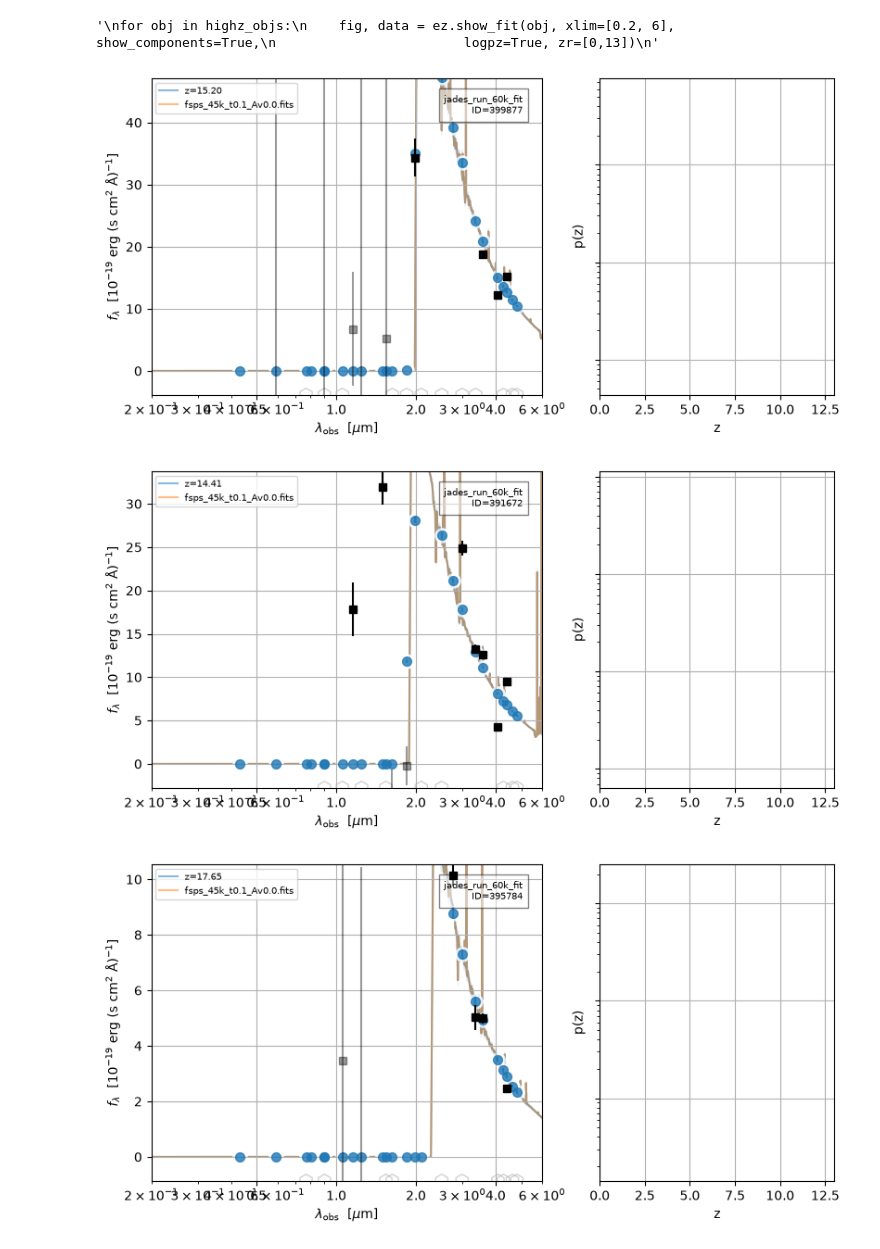
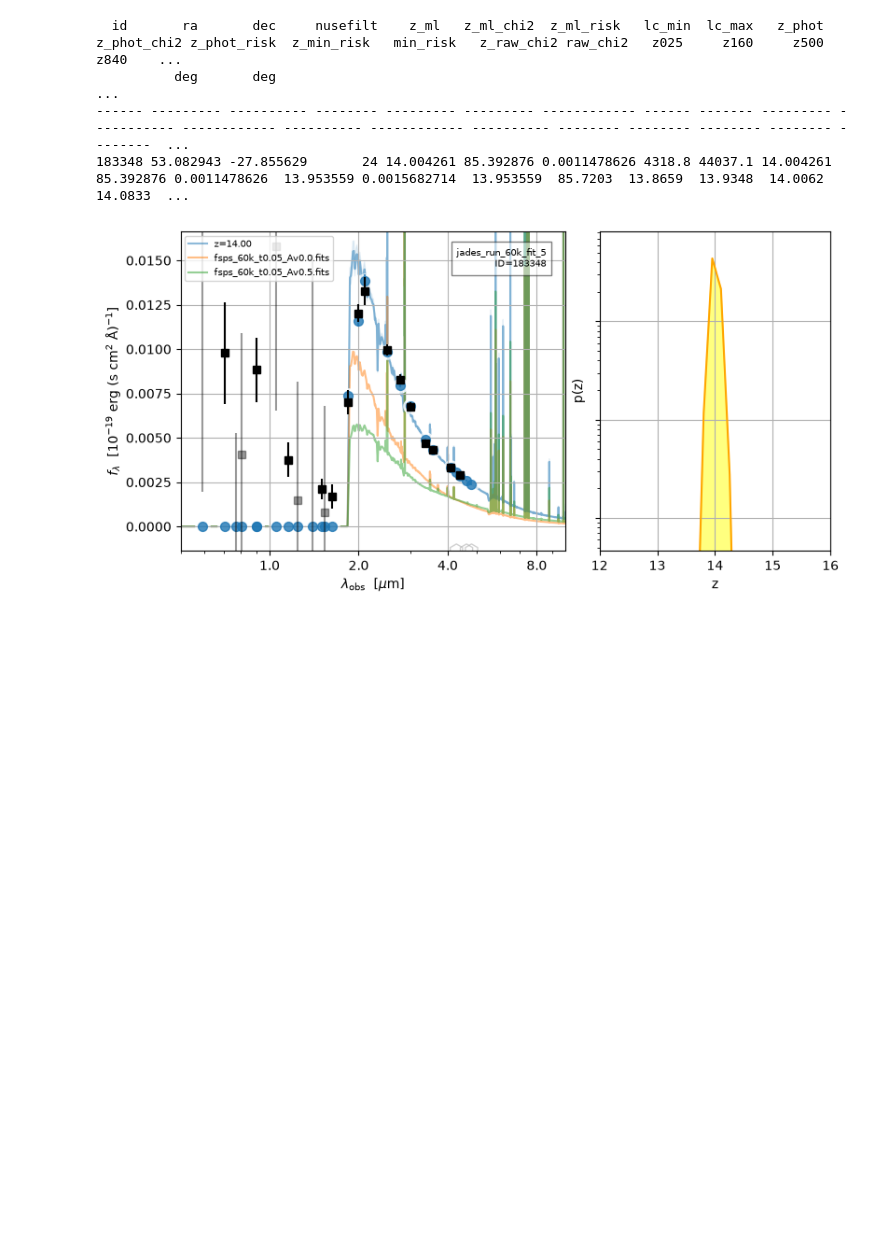
Before and after one commit to mariaj2006/SURF2026, a Jupyter notebook: scripts/eazy_60k_fit.ipynb, the cells around one changed output. Saved outputs shown, nothing was run; the diff lists cells and outputs as text; code cells hidden in the pictures; blank space fills up the shorter version.

Commit message:
create script for fixed z_spec for JADES-GS-z14-0

```diff
--- a/scripts/eazy_60k_fit.ipynb
+++ b/scripts/eazy_60k_fit.ipynb
@@ -17,6 +17,11 @@ cat_name = '/home/caltech-msanche3/data/JADES_fits_data.fits'
 trans_file = '/home/caltech-msanche3/data'
 
 jades_table = Table.read(cat_name, hdu='KRON_CONV',format='fits')
+
+for col in jades_table.colnames:
+    if '_KRON' in col or '_ei' in col:
+        jades_table[col] = jades_table[col] * 0.001
+
 params = {}
 print("Loading parameters...")
 # 1. Tell it where your data is
@@ -26,15 +31,16 @@ params['EXT_NUMBER'] = 9
 params['SYS_ERR'] = 0.03
 params['Z_MIN'] = 12
 params['Z_MAX'] = 30
+params['IGM_SCALE_TAU'] = 1.0
 
 # 2. Tell it what templates to use to fit the light
 
-params['TEMPLATES_FILE'] = "/mnt/pixstor/data/caltech-msanche3/miniconda/envs/eazyenv2/lib/python3.13/site-packages/eazy/data/eazy-photoz/templates/hot-templates/fsps-hot/45k/fsps_45k.param"
+params['TEMPLATES_FILE'] = "/mnt/pixstor/data/caltech-msanche3/miniconda/envs/eazyenv2/lib/python3.13/site-packages/eazy/data/eazy-photoz/templates/hot-templates/fsps-hot/60k/fsps_60k.param"
 # 3. Choose a base name for the output files it saves
 # path to jades data output directory
 # ^^ let's not do this for now and just name the file, we can see where it is directed to once code runs
 # filtered: only fit z>6 using the redshifts provided in the JADES catalog
-params['MAIN_OUTPUT_FILE'] = 'jades_run_60k_fit'
+params['MAIN_OUTPUT_FILE'] = 'jades_run_60k_fit_5'
 
 print("Loaded parameters!")
 print('Initializing fitting program...')
@@ -158,8 +164,8 @@ zout, hdu = ez.standard_output(
     simple=False,
     rf_pad_width=0.5,
     rf_max_err=2,
-    prior=True,
-    beta_prior=True,
+    prior=False,
+    beta_prior=False,
     absmag_filters=[],
     extra_rf_filters=[]
 )
@@ -213,7 +203,7 @@ ifilter = ez.flux_columns[np.argmin((ez.lc - 8140)**2)]
 imag = 31.40 - 2.5*np.log10(ez.cat[ifilter])
 #sel = (ez.ZPHOTO > 12)
 
-dat1 = '/home/caltech-msanche3/data/jades_eazy_output/different_fitting_runs/jades_run_60k_fit.data.fits'
+dat1 = '/home/caltech-msanche3/data/jades_eazy_output/fit_data/jades_run_60k_fit_5.data.fits'
 hdul3 = fits.open(dat1,memap=True)
 zbest = hdul3[1].data
 sel = zbest > 0
@@ -221,11 +211,11 @@ sel = zbest > 0
 so = np.argsort(imag[sel])
 ids = ez.OBJID[sel][so]
 
-
+'''
 for i in range(15):
     fig, data = ez.show_fit(ids[15+i], xlim=[0.2, 6], show_components=True,
                               logpz=True, zr=[0,13])
-
+'''
 objs = [10996, 75654, 77159, 110748, 165595, 176748, 195914, 452238,
         460029, 463268, 463518, 466823, 467144, 468018, 469153, 470387,
         474185, 507236]
@@ -233,8 +223,11 @@ highz_objs = [809545, 809593, 809648,809672,809777,183348]
 # pass ID where ids[i] was previously passed
 '''
 for obj in highz_objs:
-    fig, data = ez.show_fit(obj, xlim=[0.2, 6], show_components=True,
+    fig, data = ez.show_fit(obj, xlim=[0.5, 10], show_components=True,
                         logpz=True, zr=[0,13])
 '''
+fig, data = ez.show_fit(183348, xlim=[0.5, 10], show_components=True,
+                        logpz=True, zr=[12,16])
+print(zout[55102])
 # %% [output]
 WARNING: ZSPEC column None not found in catalog [eazy.photoz]
@@ -255,4 +234,5 @@ WARNING: ZSPEC column None not found in catalog [eazy.photoz]
-'\nfor obj in highz_objs:\n    fig, data = ez.show_fit(obj, xlim=[0.2, 6], show_components=True,\n                        logpz=True, zr=[0,13])\n'
+  id       ra       dec     nusefilt    z_ml   z_ml_chi2  z_ml_risk   lc_min  lc_max   z_phot  z_phot_chi2 z_phot_risk  z_min_risk   min_risk   z_raw_chi2 raw_chi2   z025     z160     z500     z840    ...
+          deg       deg                                                                                                                                                                                  ...
+------ --------- ---------- -------- --------- --------- ------------ ------ ------- --------- ----------- ------------ ---------- ------------ ---------- -------- -------- -------- -------- --------  ...
+183348 53.082943 -27.855629       24 14.004261 85.392876 0.0011478626 4318.8 44037.1 14.004261   85.392876 0.0011478626  13.953559 0.0015682714  13.953559  85.7203  13.8659  13.9348  14.0062  14.0833  ...
-[figure, old version]
+[figure, new version]
-[figure, removed]
-[figure, removed]
```
Also changed, not shown: parts of 5 cells of this notebook, 3 other files.
